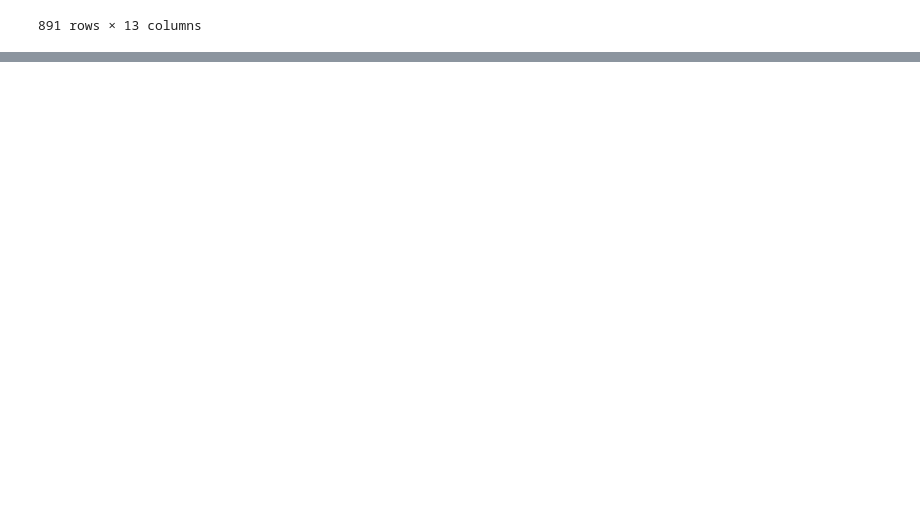
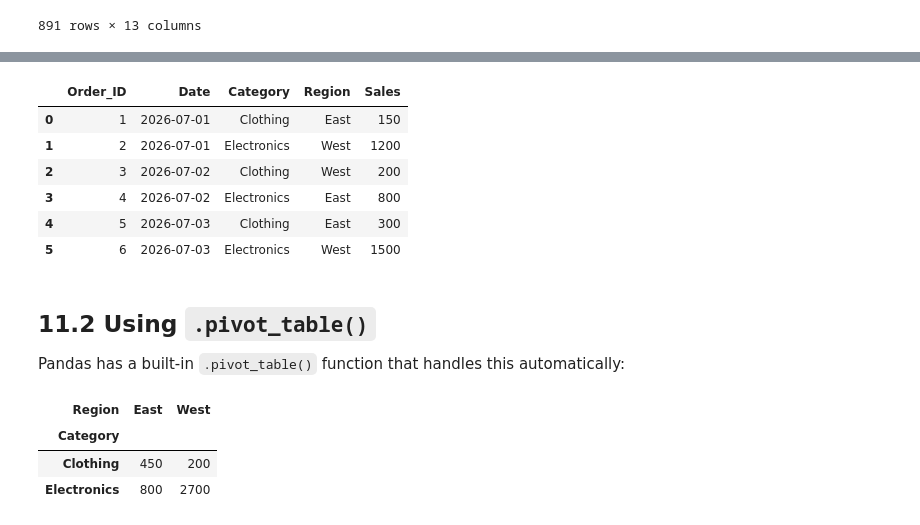
Before and after one commit to ahmedfakhar747/pandas-for-data-science, a Jupyter notebook: Pandas_2_Correlation_Analysis.ipynb, the cells around one changed output, grey strips where cells are left out. Cells and saved outputs as stored; diff of their text form; code cells hidden in the pictures; blank space fills up the shorter version.

Commit message:
Kaggle Notebook | 🐼 Pandas 2: Correlation Analysis | Version 9

```diff
--- a/Pandas_2_Correlation_Analysis.ipynb
+++ b/Pandas_2_Correlation_Analysis.ipynb
@@ -615,0 +704,33 @@ titanic_data
+# %%
+df = pd.DataFrame({
+    "Order_ID": [1, 2, 3, 4, 5, 6],
+    "Date": ["2026-07-01", "2026-07-01", "2026-07-02", "2026-07-02", "2026-07-03", "2026-07-03"],
+    "Category": ["Clothing", "Electronics", "Clothing", "Electronics", "Clothing", "Electronics"],
+    "Region": ["East", "West", "West", "East", "East", "West"],
+    "Sales": [150, 1200, 200, 800, 300, 1500]
+})
+df
+# %% [output]
+|  | Order_ID | Date | Category | Region | Sales |
+| 0 | 1 | 2026-07-01 | Clothing | East | 150 |
+| 1 | 2 | 2026-07-01 | Electronics | West | 1200 |
+| 2 | 3 | 2026-07-02 | Clothing | West | 200 |
+| 3 | 4 | 2026-07-02 | Electronics | East | 800 |
+| 4 | 5 | 2026-07-03 | Clothing | East | 300 |
+| 5 | 6 | 2026-07-03 | Electronics | West | 1500 |
+# %% [markdown]
+## 11.2 Using `.pivot_table()`
+Pandas has a built-in `.pivot_table()` function that handles this automatically:
+# %%
+pivot_df = df.pivot_table(
+    values="Sales",
+    index="Category",
+    columns="Region",
+    aggfunc="sum"
+)
+pivot_df
+# %% [output]
+| Region | East | West |
+| Category |  |  |
+| Clothing | 450 | 200 |
+| Electronics | 800 | 2700 |
```
Also changed, not shown: parts of 15 cells of this notebook.
